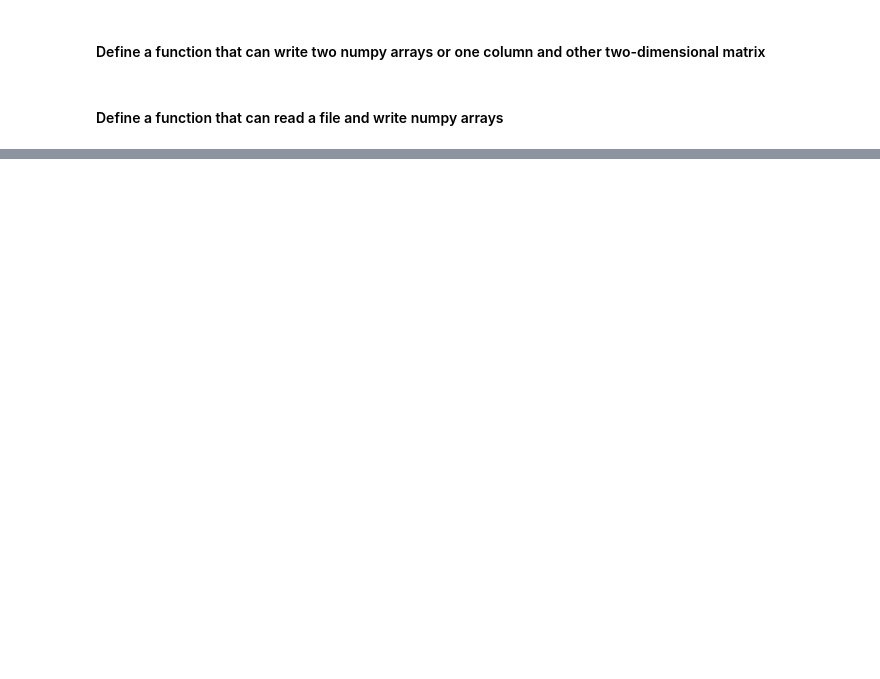
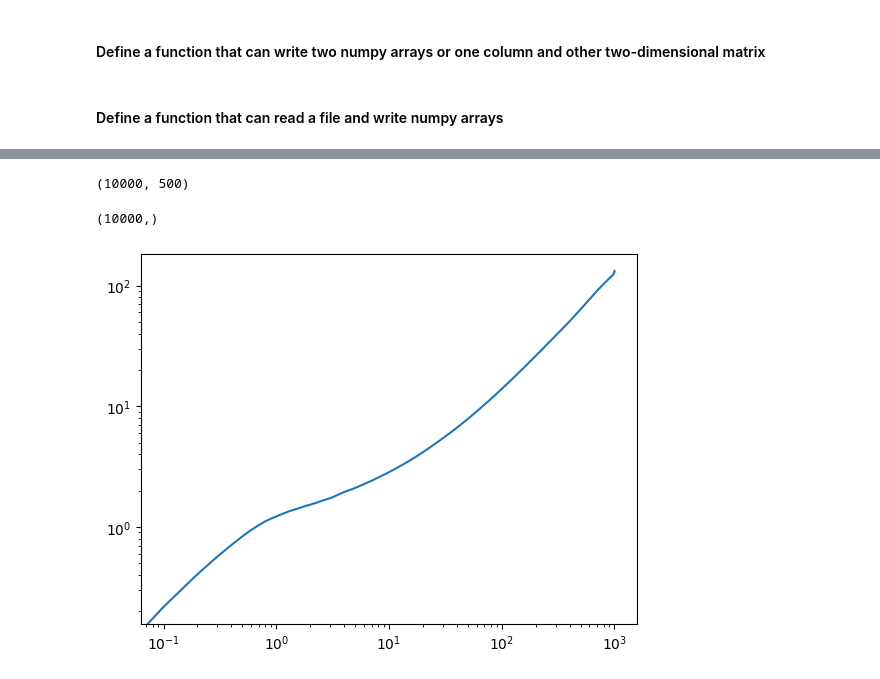
Before and after one commit to Shreeeeeeeeeeeee/CTRW_2state, a Jupyter notebook: CTRW_2step_Cuda.ipynb, the cells around one changed output, grey strips where cells are left out. Cells and saved outputs as stored; diff of their text form; code cells hidden in the pictures; blank space fills up the shorter version.

```diff
--- a/CTRW_2step_Cuda.ipynb
+++ b/CTRW_2step_Cuda.ipynb
@@ -132,0 +136,10 @@ def read_file(fname):
+# %%
+#Autocorrelation using FFT, theory shown in the above cell, with the case of S_{AB}
+def autocorrFFT(x):
+    N=len(x)
+    F = np.fft.fft(x, n=2*N)  #2*N because of zero-padding
+    PSD = F * F.conjugate()
+    res = np.fft.ifft(PSD)
+    res= (res[:N]).real   #now we have the autocorrelation in convention B
+    n=N*np.ones(N)-np.arange(0,N) #divide res(m) by (N-m)
+    return res/n #this is the autocorrelation in convention A
@@ -315,0 +363,22 @@ plt.show()
+# %%
+msd = np.zeros(xtall.shape,dtype='float64') #initialise an array for MSD
+print (msd.shape)
+for i in range(0,xtall.shape[1]):
+#     print i, np.sum(msd[:,i])
+    msd[:,i] = calc_msd(rall[:,i,:])
+# %% [output]
+(10000, 500)
+# %%
+# plt.style.use('seaborn-notebook')
+msd_avg = np.average(msd,axis=1)
+print( msd_avg.shape)
+# print msd_avg
+plt.plot(tim,msd_avg)
+plt.xscale("log")
+plt.yscale("log")
+# plt.ylim(0.1,1000)
+# plt.savefig("test.png",bbox_inches='tight',dpi=300)
+plt.show()
+# %% [output]
+(10000,)
+[figure, added]
```
Also changed, not shown: parts of 8 cells of this notebook.
